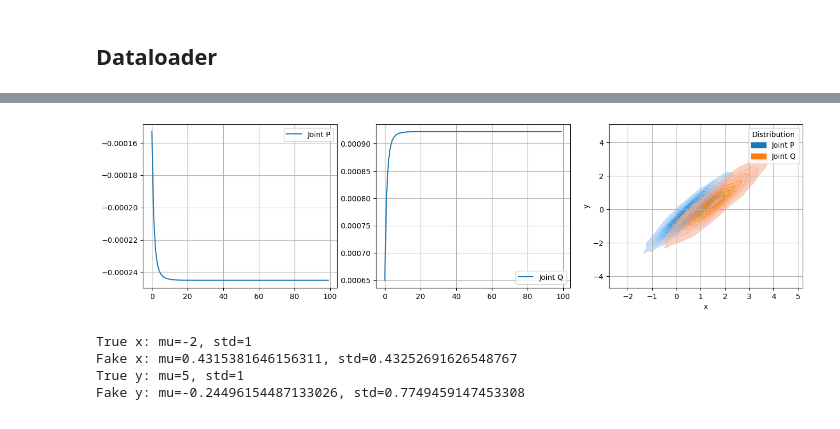
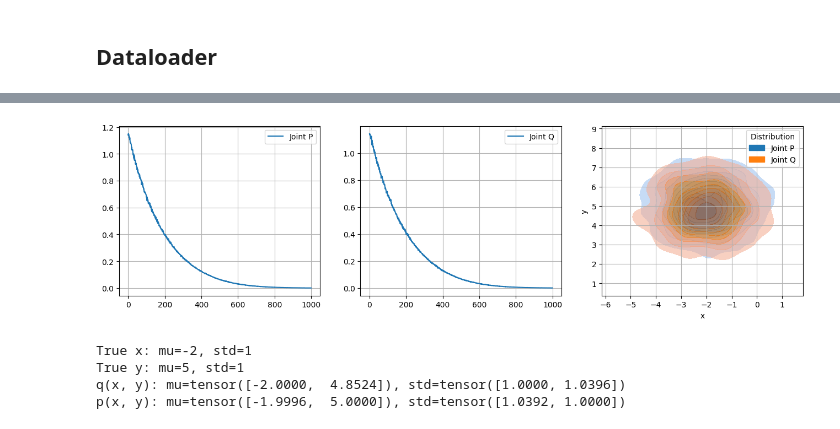
Before and after one commit to gregkseno/masters-thesis, a Jupyter notebook: code/main.ipynb, the cells around one changed output, grey strips where cells are left out. Drawn from its saved outputs; the diff is of its cells as text; code cells hidden in the pictures.

```diff
--- a/code/main.ipynb
+++ b/code/main.ipynb
@@ -1464,7 +1398,7 @@ def get_simple_model(hiddens, activation=nn.ReLU(), last_activation=None):
 # %%
-def visualize(joint_p, joint_q, n_samples=2000):
-    samples_p = MultivariateNormal(joint_p.mu, joint_p.cov).sample([n_samples])
-    samples_q = MultivariateNormal(joint_q.mu, joint_q.cov).sample([n_samples])
+def visualize(joint_p, joint_q, n_samples=1_000):
+    samples_p = MultivariateNormal(joint_p.mu, scale_tril=torch.diag(joint_p.cov)).sample([n_samples])
+    samples_q = MultivariateNormal(joint_q.mu, scale_tril=torch.diag(joint_q.cov)).sample([n_samples])
 
     x, y = samples_p.chunk(2, dim=1)
     df_p = {'x': x.squeeze(), 'y': y.squeeze(), 'Distribution': 'Joint P'}
@@ -1606,21 +1536,23 @@ tensor(0., grad_fn=<MeanBackward0>)
 # Models parameters
 data_dim = 1
 
-joint_p = Joint(data_dim)
-joint_q = Joint(data_dim, mu0=torch.ones(2), cov0=torch.eye(2)*2)
+mu_p = 5
+mu_q = -2
+div_p = 1
+div_q = 1
 
-visualize(joint_p, joint_q)
+joint_p = Joint(data_dim, mu_p, div_p, left=False)
+joint_q = Joint(data_dim, mu_q, div_q, left=True)
 
 # Trainer and dataloader parameters
-batch_size = 32
+batch_size = 4098
 
-dataset = OneVariateDataset(10_000)
-dataloader = DataLoader(dataset, batch_size=batch_size, shuffle=False)
 trainer = IPFPTrainer(
     batch_size,
     joint_p,
     joint_q,
-    lr=1e-3
+    lr_mu=1e-2,
+    lr_cov=1e-4
 )
-losses = trainer.train(dataloader, epochs=100, verbose=10)
+losses = trainer.train(epochs=1000, verbose=100)
 # %% [output]
@@ -1638,28 +1572,25 @@ Iteration: 100; joint_p: -0.0002450178533591686; joint_q: 0.0009220417162576856
 # %%
 fig, axs = plt.subplots(1, 3, figsize=(16, 4))
 # Plot losses
 axs[0].plot(losses['joint_p'], label='Joint P')
 axs[0].grid()
 axs[0].legend()
 
 axs[1].plot(losses['joint_q'], label='Joint Q')
 axs[1].grid()
 axs[1].legend()
 
 # Plot samples
 visualize(joint_p, joint_q)
 plt.show()
 
-mu_x, mu_y = joint_p.mu.chunk(2)
-std_x, std_y = torch.diag(joint_p.cov).chunk(2)
-
 print(f'True x: mu={-2}, std={1}')
-print(f'Fake x: mu={mu_x.item()}, std={std_x.item()}')
 print(f'True y: mu={5}, std={1}')
-print(f'Fake y: mu={mu_y.item()}, std={std_y.item()}')
+print(f'q(x, y): mu={joint_q.mu.detach()}, std={(joint_q.cov).detach()}')
+print(f'p(x, y): mu={joint_p.mu.detach()}, std={(joint_p.cov).detach()}')
 # %% [output]
-[figure, old version]
+[figure, new version]
 True x: mu=-2, std=1
-Fake x: mu=0.4315381646156311, std=0.43252691626548767
 True y: mu=5, std=1
-Fake y: mu=-0.24496154487133026, std=0.7749459147453308
+q(x, y): mu=tensor([-2.0000,  4.8524]), std=tensor([1.0000, 1.0396])
+p(x, y): mu=tensor([-1.9996,  5.0000]), std=tensor([1.0392, 1.0000])
```
Also changed, not shown: parts of 10 cells of this notebook.
